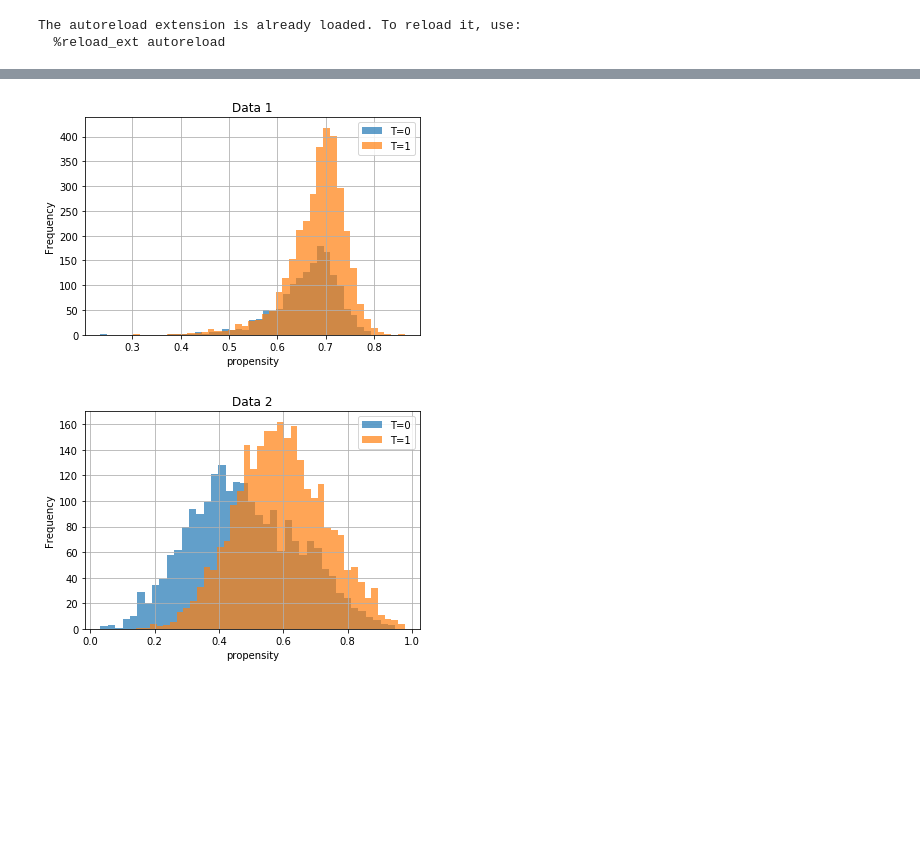
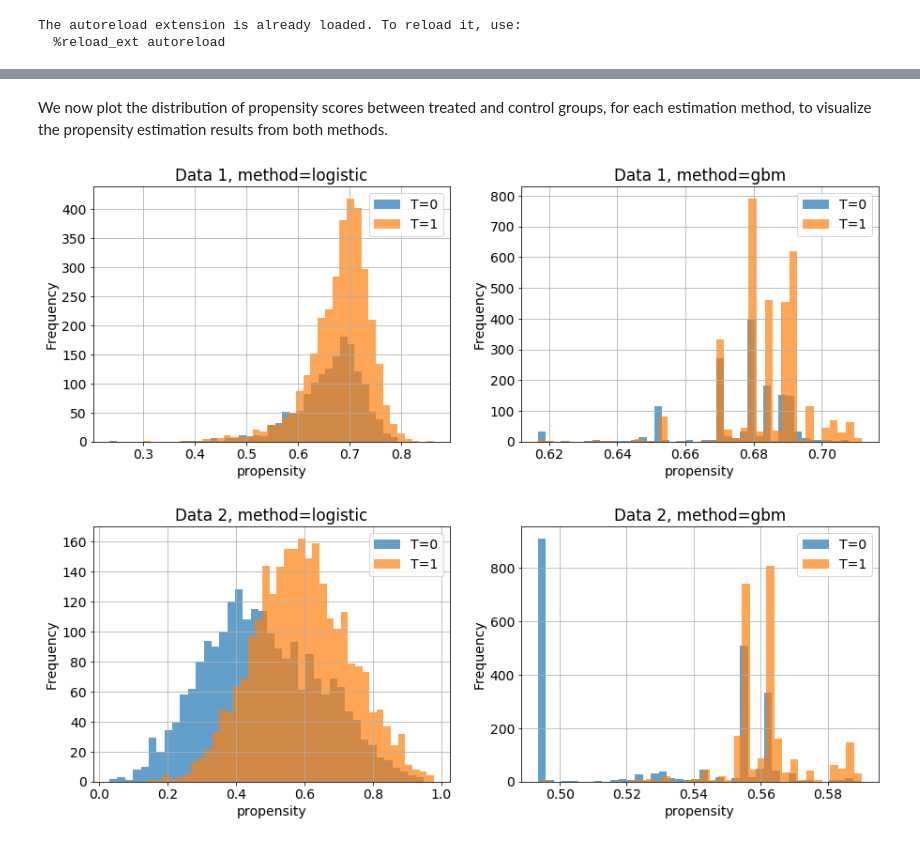
Before and after one commit to avivrosenberg/causal-inference-hw, a Jupyter notebook: hw3/hw3.ipynb, the cells around one changed output, grey strips where cells are left out. Saved outputs shown, nothing was run; the diff lists cells and outputs as text; code cells hidden in the pictures; blank space fills up the shorter version.

Commit message:
hw3: Writeup propensity estimation in the notebook

```diff
--- a/hw3/hw3.ipynb
+++ b/hw3/hw3.ipynb
@@ -56,0 +139,23 @@ df_prop.to_csv(f'{OUT_DIR}/models_propensity.csv', header=False)
+# %%
+from hw3.propensity import estimate_propensity
+
+methods = ('logistic', 'gbm')
+
+# Create a dataframe to store propensities from each dataset and each method
+midx = pd.MultiIndex.from_product([('data1', 'data2'), methods], names=['dataset', 'method'])
+df_propensity = pd.DataFrame(columns=midx)
+
+for method in methods:
+    fig, ax = plt.subplots(nrows=1, ncols=len(dataframes), figsize=(16, 6))
+
+    for i, df in enumerate(dataframes):
+        # Get covariates X and treatment assignment t as numpy arrays
+        # Scale covariates to zero-mean and unit-variance.
+        X, _, t = get_training_data(df, scale_covariates=True)
+
+        # Train a model to estimate propensity using current method,
+        # calibrate with two approaches and generate a calibration plot
+        prop = estimate_propensity(X, t, method=method, plot_args=dict(name=method, ax=ax[i]))
+        df_propensity[(f'data{i+1}', method)] = prop
+
+        ax[i].set_title(f'Data {i+1}')
@@ -57,15 +177,17 @@ df_prop.to_csv(f'{OUT_DIR}/models_propensity.csv', header=False)
+# %% [markdown]
+We now plot the distribution of propensity scores between treated and control groups, for each estimation method, to visualize the propensity estimation results from both methods.
 # %%
-# Plot propensity score distribution
-
-for i, (df, prop) in enumerate(([df1, prop1], [df2, prop2])):
-    plt.figure()
-    df['propensity'] = prop
-    groups = df.groupby('T')
-    groups['propensity'].plot(kind='hist', sharex=True, alpha=0.7, bins=40)
-    plt.title(f'Data {i+1}')
-    plt.xlabel('propensity')
-    plt.grid(True)
-    plt.legend([f'T=0','T=1'])
+for i, df in enumerate((df1, df2)):
+    fig, ax = plt.subplots(nrows=1, ncols=len(methods), figsize=(15, 5))
+    df_tmp = df.copy()
+    for j, method in enumerate(methods):
+        df_tmp['propensity'] = df_propensity[(f'data{i+1}', method)]
+        groups = df_tmp.groupby('T')
+        groups['propensity'].plot(kind='hist', sharex=True, alpha=0.7, bins=40, ax=ax[j])
+        ax[j].set_title(f'Data {i+1}, method={method}')
+        ax[j].set_xlabel('propensity')
+        ax[j].grid(True)
+        ax[j].legend([f'T=0','T=1'])
 # %% [output]
-[figure, old version]
+[figure, new version]
-[figure, old version]
+[figure, new version]
```
Also changed, not shown: parts of 23 cells of this notebook, 1 other file.
